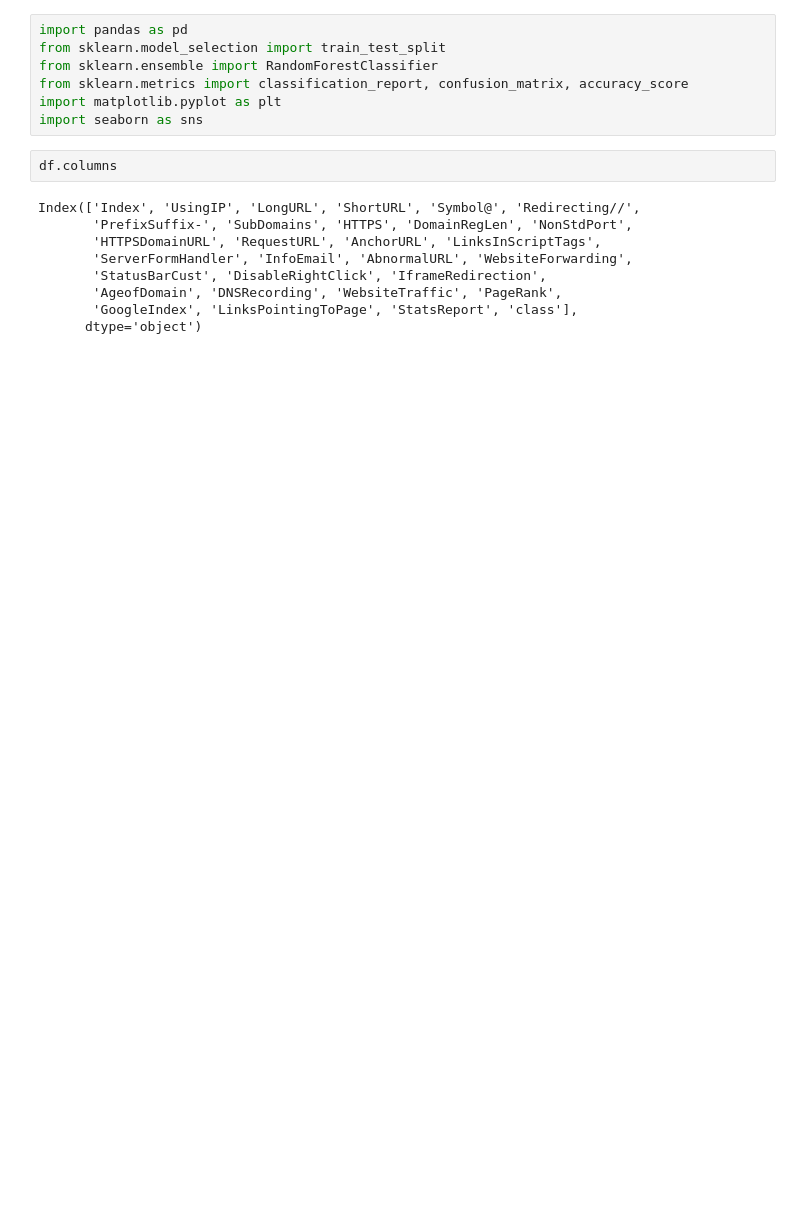
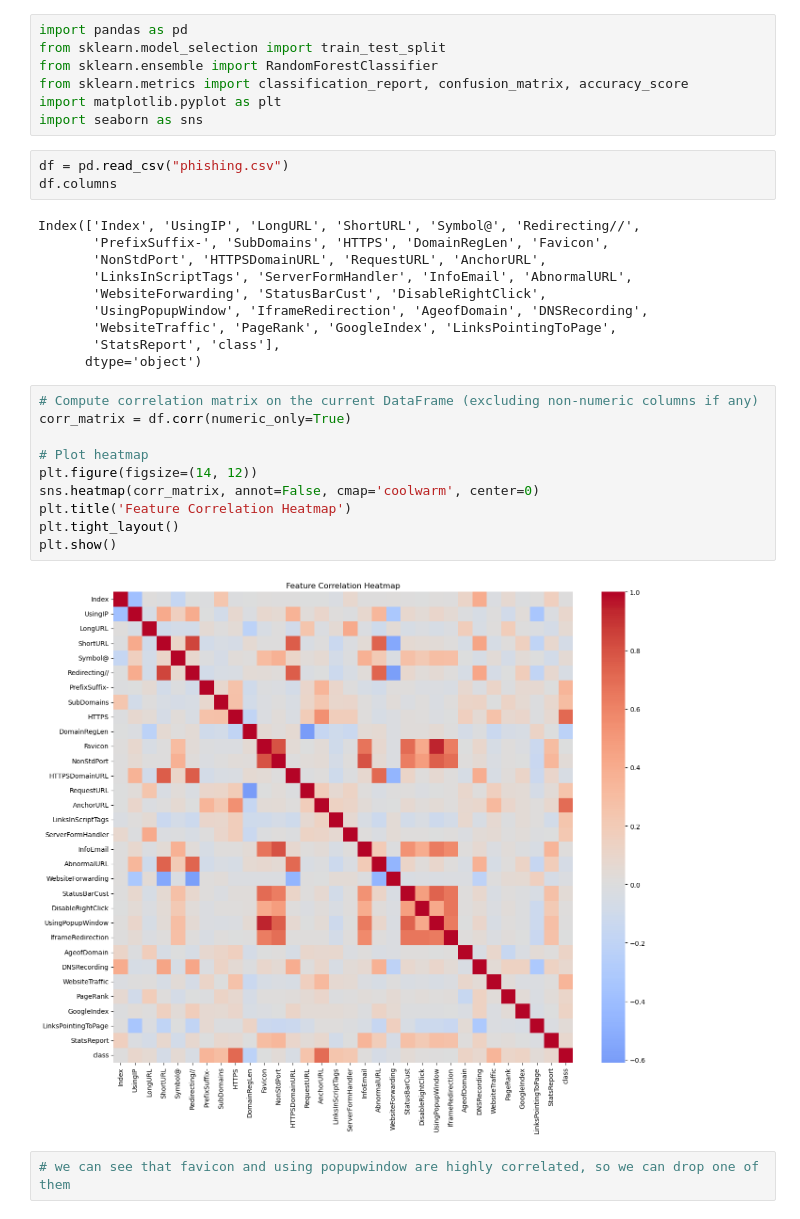
Before and after one commit to abedassi2001/CyberSecurity-PipeLine, a Jupyter notebook: PipeLineCode.ipynb, the cells around one changed output. Cells and saved outputs as stored; diff of their text form; blank space fills up the shorter version.

```diff
--- a/PipeLineCode.ipynb
+++ b/PipeLineCode.ipynb
@@ -6,13 +75,29 @@ from sklearn.metrics import classification_report, confusion_matrix, accuracy_sc
 import matplotlib.pyplot as plt
 import seaborn as sns
 # %%
+df = pd.read_csv("phishing.csv")
 df.columns
 # %% [output]
 Index(['Index', 'UsingIP', 'LongURL', 'ShortURL', 'Symbol@', 'Redirecting//',
-       'PrefixSuffix-', 'SubDomains', 'HTTPS', 'DomainRegLen', 'NonStdPort',
-       'HTTPSDomainURL', 'RequestURL', 'AnchorURL', 'LinksInScriptTags',
-       'ServerFormHandler', 'InfoEmail', 'AbnormalURL', 'WebsiteForwarding',
-       'StatusBarCust', 'DisableRightClick', 'IframeRedirection',
-       'AgeofDomain', 'DNSRecording', 'WebsiteTraffic', 'PageRank',
-       'GoogleIndex', 'LinksPointingToPage', 'StatsReport', 'class'],
+       'PrefixSuffix-', 'SubDomains', 'HTTPS', 'DomainRegLen', 'Favicon',
+       'NonStdPort', 'HTTPSDomainURL', 'RequestURL', 'AnchorURL',
+       'LinksInScriptTags', 'ServerFormHandler', 'InfoEmail', 'AbnormalURL',
+       'WebsiteForwarding', 'StatusBarCust', 'DisableRightClick',
+       'UsingPopupWindow', 'IframeRedirection', 'AgeofDomain', 'DNSRecording',
+       'WebsiteTraffic', 'PageRank', 'GoogleIndex', 'LinksPointingToPage',
+       'StatsReport', 'class'],
       dtype='object')
+# %%
+# Compute correlation matrix on the current DataFrame (excluding non-numeric columns if any)
+corr_matrix = df.corr(numeric_only=True)
+
+# Plot heatmap
+plt.figure(figsize=(14, 12))
+sns.heatmap(corr_matrix, annot=False, cmap='coolwarm', center=0)
+plt.title('Feature Correlation Heatmap')
+plt.tight_layout()
+plt.show()
+# %% [output]
+[figure, added]
+# %%
+# we can see that favicon and using popupwindow are highly correlated, so we can drop one of them
```
Also changed, not shown: parts of 23 cells of this notebook.
